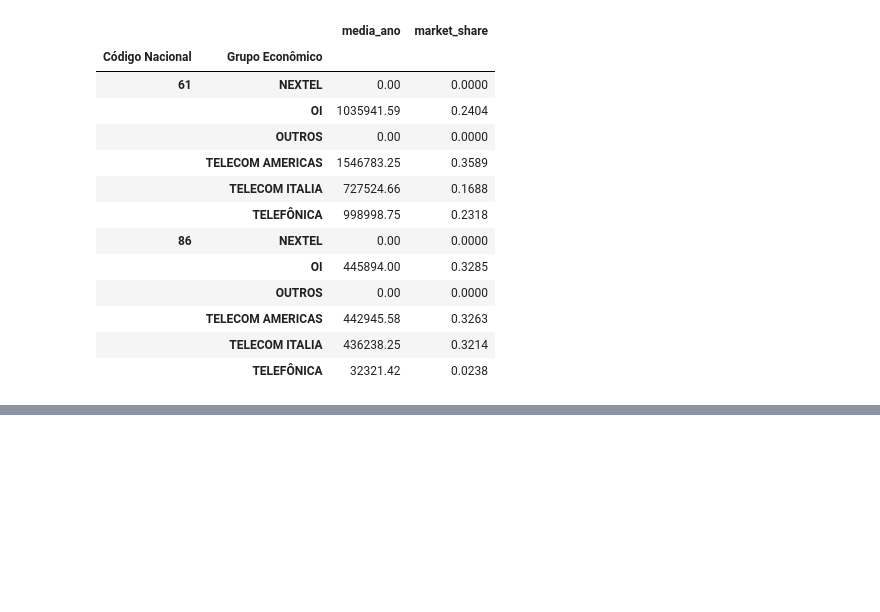
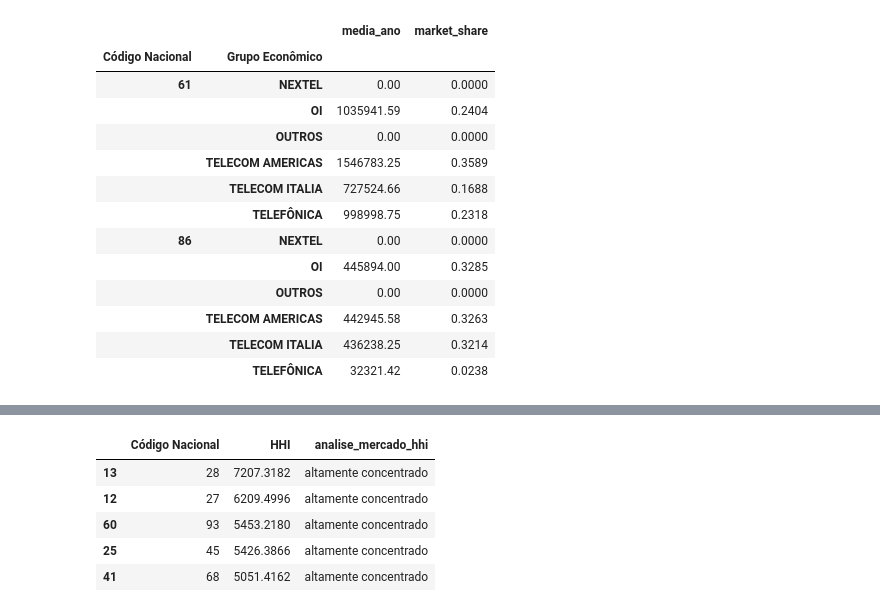
Before and after one commit to rislamiranda/projeto-smp, a Jupyter notebook: acessos_2009_2018.ipynb, the cells around one changed output, grey strips where cells are left out. Cells and saved outputs as stored; diff of their text form; code cells hidden in the pictures; blank space fills up the shorter version.

```diff
--- a/acessos_2009_2018.ipynb
+++ b/acessos_2009_2018.ipynb
@@ -391,24 +419,24 @@ df_2018_hhi_uf['analise_mercado_hhi'] = df_2018_hhi_uf['HHI'].apply(analise_hhi)
 # %%
 #para o cálculo do HHI por DDD, primeiro criamos uma coluna chamada hhi_empresa pegando o valor do market_share de cada DDD e elevando o número ao quadrado
-df_2009_ddd['hhi_empresa'] = df_2009_ddd['market_share'] ** 2
+df_2009_ddd['hhi_empresa'] = (df_2009_ddd['market_share'] ** 2) * 10000
 
-df_2010_ddd['hhi_empresa'] = df_2010_ddd['market_share'] ** 2
+df_2010_ddd['hhi_empresa'] = (df_2010_ddd['market_share'] ** 2) * 10000
 
-df_2011_ddd['hhi_empresa'] = df_2011_ddd['market_share'] ** 2
+df_2011_ddd['hhi_empresa'] = (df_2011_ddd['market_share'] ** 2) * 10000
 
-df_2012_ddd['hhi_empresa'] = df_2012_ddd['market_share'] ** 2
+df_2012_ddd['hhi_empresa'] = (df_2012_ddd['market_share'] ** 2) * 10000
 
-df_2013_ddd['hhi_empresa'] = df_2013_ddd['market_share'] ** 2
+df_2013_ddd['hhi_empresa'] = (df_2013_ddd['market_share'] ** 2) * 10000
 
-df_2014_ddd['hhi_empresa'] = df_2014_ddd['market_share'] ** 2
+df_2014_ddd['hhi_empresa'] = (df_2014_ddd['market_share'] ** 2) * 10000
 
-df_2015_ddd['hhi_empresa'] = df_2015_ddd['market_share'] ** 2
+df_2015_ddd['hhi_empresa'] = (df_2015_ddd['market_share'] ** 2) * 10000
 
-df_2016_ddd['hhi_empresa'] = df_2016_ddd['market_share'] ** 2
+df_2016_ddd['hhi_empresa'] = (df_2016_ddd['market_share'] ** 2) * 10000
 
-df_2017_ddd['hhi_empresa'] = df_2017_ddd['market_share'] ** 2
+df_2017_ddd['hhi_empresa'] = (df_2017_ddd['market_share'] ** 2) * 10000
 
-df_2018_ddd['hhi_empresa'] = df_2018_ddd['market_share'] ** 2
+df_2018_ddd['hhi_empresa'] = (df_2018_ddd['market_share'] ** 2) * 10000
 # %%
 #a partir da coluna de hhi_empresa - agora por DDD -, somamos os valores, criamos um novo dataframe com uma coluna contendo o cálculo de HHI por DDD: somamo
 df_2009_hhi_ddd = df_2009_ddd.groupby('Código Nacional')['hhi_empresa'].sum()
@@ -471,3 +499,13 @@ df_2016_hhi_ddd['analise_mercado_hhi'] = df_2016_hhi_ddd['HHI'].apply(analise_hh
 df_2017_hhi_ddd['analise_mercado_hhi'] = df_2017_hhi_ddd['HHI'].apply(analise_hhi)
 
 df_2018_hhi_ddd['analise_mercado_hhi'] = df_2018_hhi_ddd['HHI'].apply(analise_hhi)
+# %%
+#verificar se a função de análise de HHI e a coluna estão corretas
+df_2016_hhi_ddd.nlargest(5, 'HHI')
+# %% [output]
+|  | Código Nacional | HHI | analise_mercado_hhi |
+| 13 | 28 | 7207.3182 | altamente concentrado |
+| 12 | 27 | 6209.4996 | altamente concentrado |
+| 60 | 93 | 5453.2180 | altamente concentrado |
+| 25 | 45 | 5426.3866 | altamente concentrado |
+| 41 | 68 | 5051.4162 | altamente concentrado |
```
Also changed, not shown: parts of 16 cells of this notebook.
